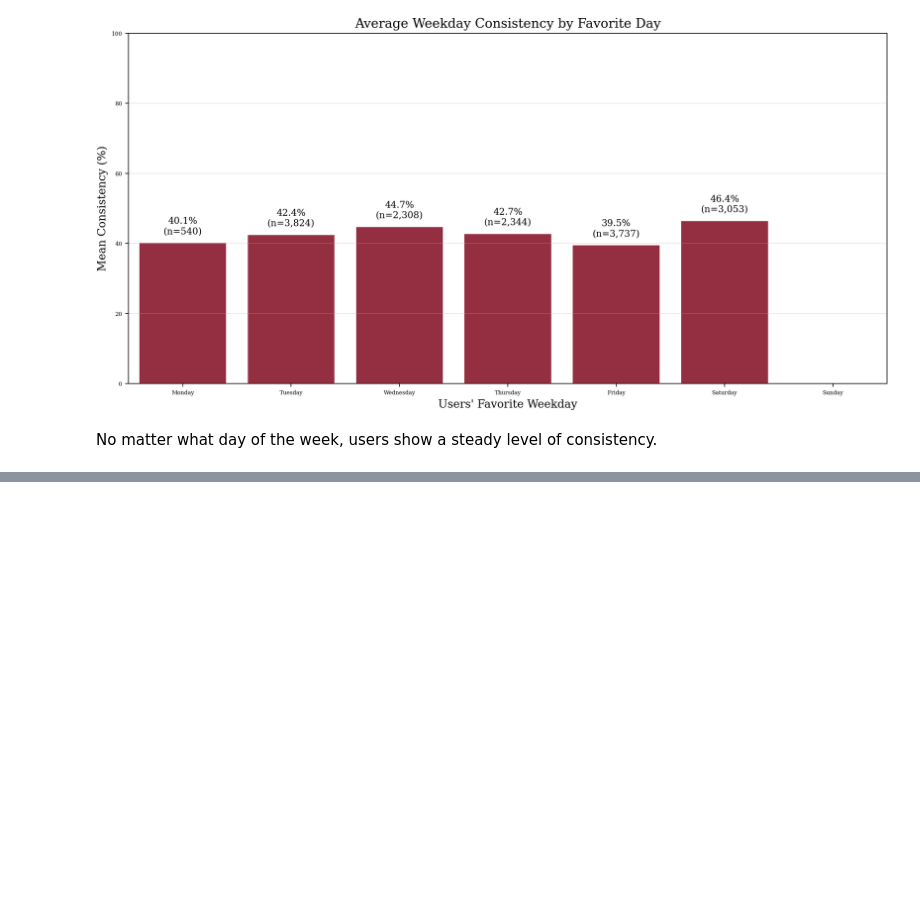
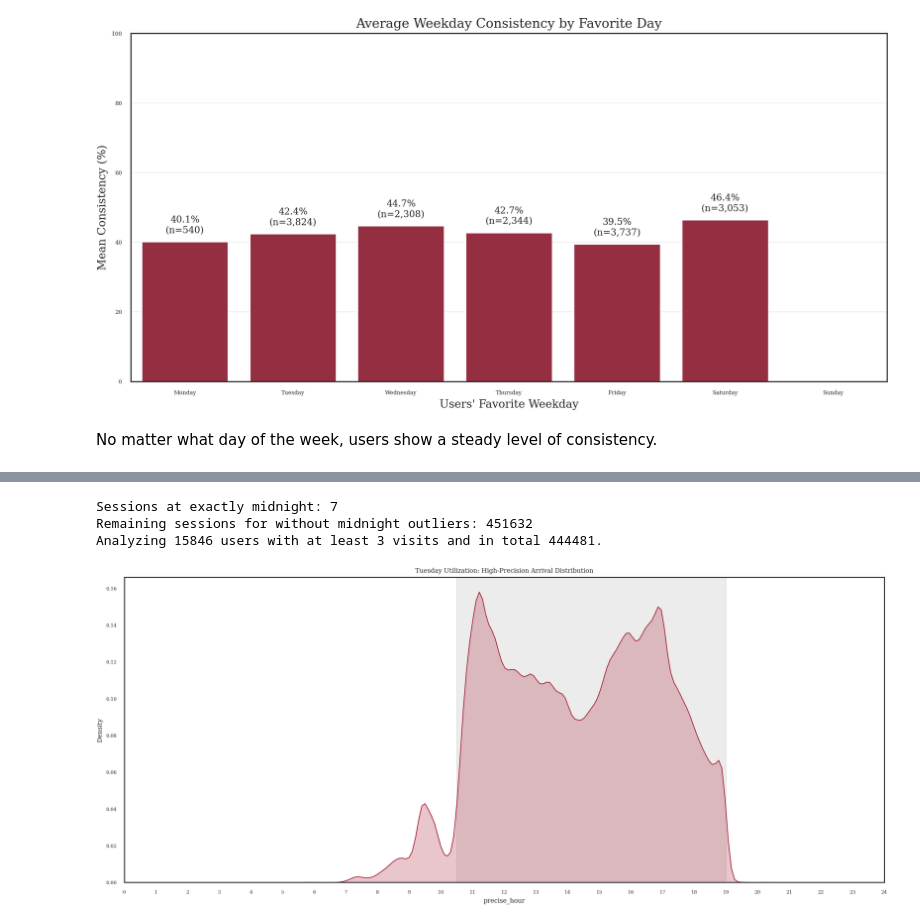
Before and after one commit to RobinAllgeier/Data_Literacy, a Jupyter notebook: exp/04_11_eda_user_behavior_by-date.ipynb, the cells around one changed output, grey strips where cells are left out. Saved outputs shown, nothing was run; the diff lists cells and outputs as text; code cells hidden in the pictures; blank space fills up the shorter version.

Commit message:
User time analysis

```diff
--- a/exp/04_11_eda_user_behavior_by-date.ipynb
+++ b/exp/04_11_eda_user_behavior_by-date.ipynb
@@ -185,0 +230,62 @@ No matter what day of the week, users show a steady level of consistency.
+# %%
+# Check for midnight outliers
+midnight_sessions = user_sessions_fine[
+    (user_sessions_fine[ISSUE_COL].dt.hour == 0) &
+    (user_sessions_fine[ISSUE_COL].dt.minute == 0) &
+    (user_sessions_fine[ISSUE_COL].dt.second == 0)
+]
+
+print(f"Sessions at exactly midnight: {len(midnight_sessions)}")
+
+# Filter them out for the hourly analysis
+user_sessions_clean = user_sessions_fine[~(
+    (user_sessions_fine[ISSUE_COL].dt.hour == 0) &
+    (user_sessions_fine[ISSUE_COL].dt.minute == 0)
+)].copy()
+
+print(f"Remaining sessions for without midnight outliers: {len(user_sessions_clean)}")
+
+user_counts = user_sessions_clean.groupby(USER_ID_COL).size()
+frequent_user_ids = user_counts[user_counts >= MIN_SESSIONS].index
+
+user_sessions_clean = user_sessions_clean[user_sessions_clean[USER_ID_COL].isin(frequent_user_ids)].copy()
+
+
+print(f"Analyzing {len(frequent_user_ids)} users with at least {MIN_SESSIONS} visits and in total {len(user_sessions_clean)}.")
+# %% [output]
+Sessions at exactly midnight: 7
+Remaining sessions for without midnight outliers: 451632
+Analyzing 15846 users with at least 3 visits and in total 444481.
+# %%
+# 1. Exakte Zeit in Sekunden seit Mitternacht berechnen
+user_sessions_clean["seconds_since_midnight"] = (
+    user_sessions_clean[ISSUE_COL].dt.hour * 3600 +
+    user_sessions_clean[ISSUE_COL].dt.minute * 60 +
+    user_sessions_clean[ISSUE_COL].dt.second
+)
+
+# Um es wieder als "Stunde" lesbar zu machen für den Plot:
+user_sessions_clean["precise_hour"] = user_sessions_clean["seconds_since_midnight"] / 3600
+
+# 2. Plotten
+tuesday_data = user_sessions_clean[user_sessions_clean["weekday"] == "Tuesday"]
+
+plt.figure(figsize=(14, 6))
+
+# Schatten und Linien (10:30 = 10.5h, 19:00 = 19h)
+plt.axvspan(10.5, 19.0, color='gray', alpha=0.15, label='Official Opening Hours')
+
+sns.kdeplot(
+    data=tuesday_data,
+    x="precise_hour",
+    fill=True,
+    bw_adjust=0.5,
+    label='Library Utilization Density'
+)
+
+plt.xlim(0, 24)
+plt.xticks(range(0, 25))
+plt.title("Tuesday Utilization: High-Precision Arrival Distribution")
+plt.show()
+# %% [output]
+[figure, added]
```
Also changed, not shown: parts of 10 cells of this notebook.
